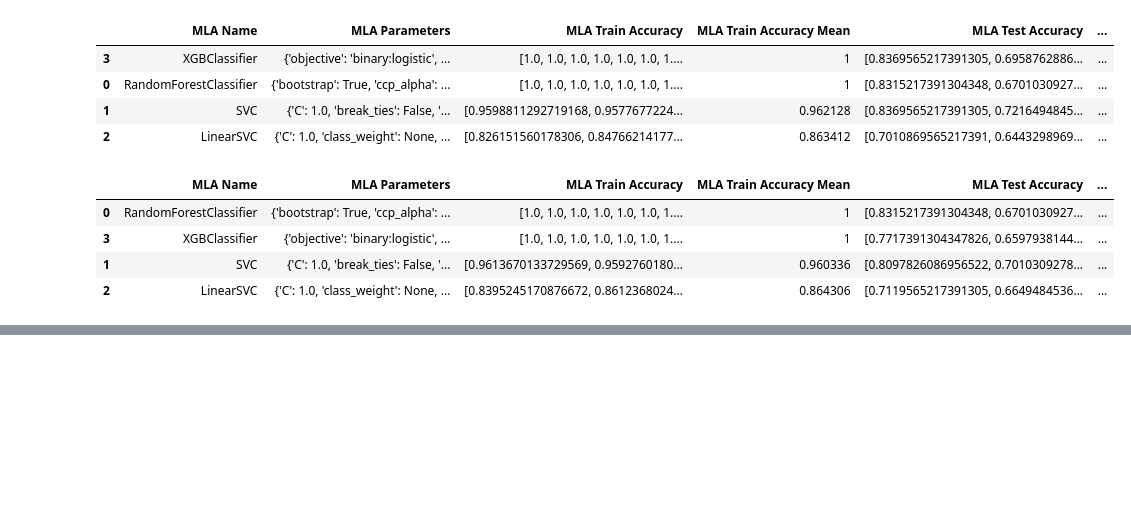
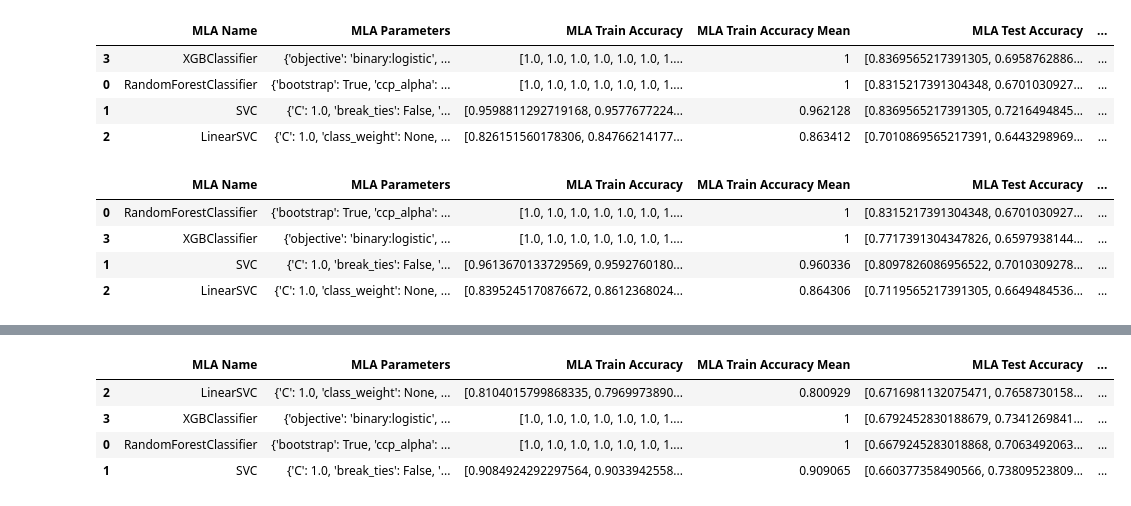
Before and after one commit to akansh12/breath_segmentation, a Jupyter notebook: EXP_4_AND_5_[Breath].ipynb, the cells around one changed output, grey strips where cells are left out. Saved outputs shown, nothing was run; the diff lists cells and outputs as text; code cells hidden in the pictures; blank space fills up the shorter version.

```diff
--- a/EXP_4_AND_5_[Breath].ipynb
+++ b/EXP_4_AND_5_[Breath].ipynb
@@ -1498,0 +1560,8 @@ MLA_breath_50
+# %%
+MLA_breath_1
+# %% [output]
+|  | MLA Name | MLA Parameters | MLA Train Accuracy | MLA Train Accuracy Mean | MLA Test Accuracy | ... |
+| 2 | LinearSVC | {'C': 1.0, 'class_weight': None, ... | [0.8104015799868335, 0.7969973890... | 0.800929 | [0.6716981132075471, 0.7658730158... | ... |
+| 3 | XGBClassifier | {'objective': 'binary:logistic', ... | [1.0, 1.0, 1.0, 1.0, 1.0, 1.0, 1.... | 1 | [0.6792452830188679, 0.7341269841... | ... |
+| 0 | RandomForestClassifier | {'bootstrap': True, 'ccp_alpha': ... | [1.0, 1.0, 1.0, 1.0, 1.0, 1.0, 1.... | 1 | [0.6679245283018868, 0.7063492063... | ... |
+| 1 | SVC | {'C': 1.0, 'break_ties': False, '... | [0.9084924292297564, 0.9033942558... | 0.909065 | [0.660377358490566, 0.73809523809... | ... |
```
Also changed, not shown: parts of 41 cells of this notebook.
